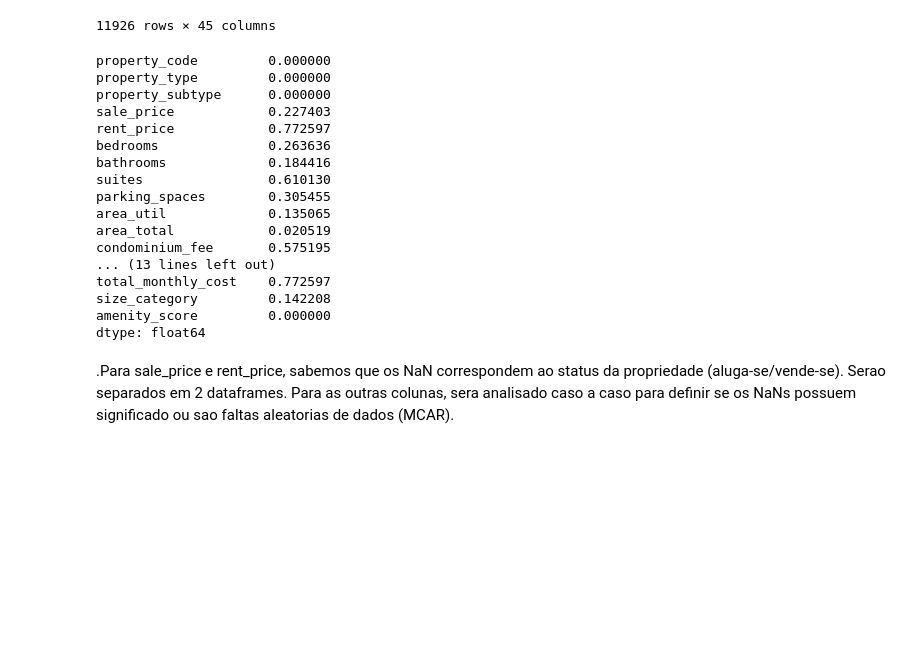
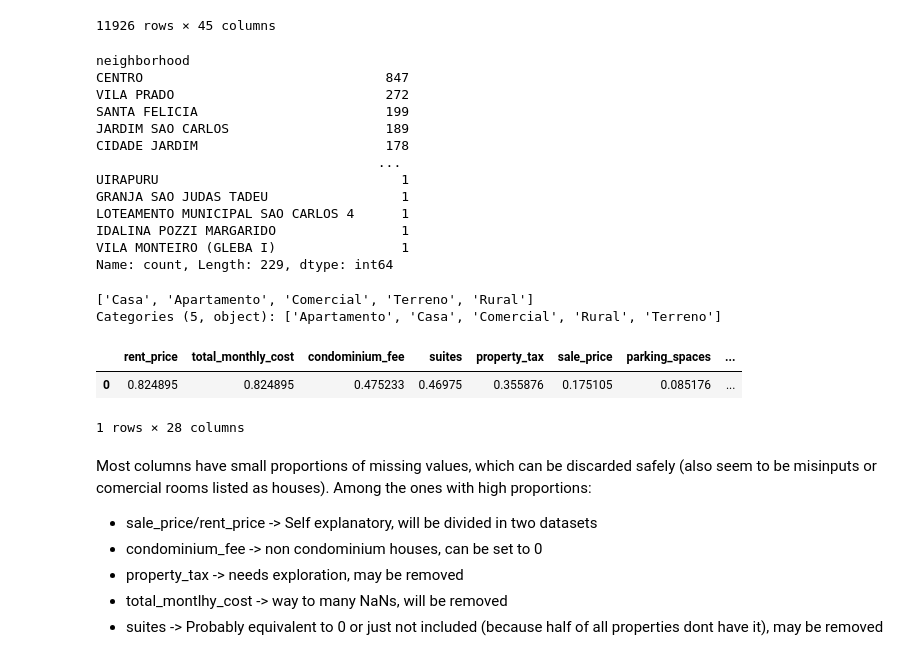
Before and after one commit to clr-cera/IA2025.2, a Jupyter notebook: Trabalho2/data_cleaning.ipynb, the cells around one changed output. Saved outputs shown, nothing was run; the diff lists cells and outputs as text; code cells hidden in the pictures; blank space fills up the shorter version.

```diff
--- a/Trabalho2/data_cleaning.ipynb
+++ b/Trabalho2/data_cleaning.ipynb
@@ -21,6 +22,27 @@ df_main
 | 11924 | 6-S | 6-S | Terreno a venda no bairro Parque ... | Encontre o terreno dos seus sonho... | Terreno | Terreno Padrão | 13563307 | ... |
 | 11925 | 5-S | 5-S | Terreno padrao a venda no Parque ... | Invista em um terreno incrivel no... | Terreno | Terreno Padrão | 13563307 | ... |
 11926 rows × 45 columns
+# %%
+df_main = df_main_raw.copy()
+df_main["city"] = df_main_raw["locality"].apply(lambda row: row.split(",")[1])
+df_main["neighborhood"] = df_main_raw["locality"].apply(lambda row: unidecode(row.split(",")[0]).upper().strip())
+df_main = df_main.drop(columns=["locality"])
+sao_carlos = df_main[df_main["city"] == "São Carlos"]
+sao_carlos["neighborhood"].value_counts()
+# %% [output]
+neighborhood
+CENTRO                               847
+VILA PRADO                           272
+SANTA FELICIA                        199
+JARDIM SAO CARLOS                    189
+CIDADE JARDIM                        178
+                                    ...
+UIRAPURU                               1
+GRANJA SAO JUDAS TADEU                 1
+LOTEAMENTO MUNICIPAL SAO CARLOS 4      1
+IDALINA POZZI MARGARIDO                1
+VILA MONTEIRO (GLEBA I)                1
+Name: count, Length: 229, dtype: int64
 # %%
 # Droping columns not to be put in the model (id is kept to re-join if needed)
 # Also selecting only properties from sao carlos
@@ -45,27 +68,25 @@ selected = (sao_carlos
     'price_per_sqm_rent',
     'price_per_sqm_sale'
 ]))
+# %%
+selected['property_type'].unique()
+# %% [output]
+['Casa', 'Apartamento', 'Comercial', 'Terreno', 'Rural']
+Categories (5, object): ['Apartamento', 'Casa', 'Comercial', 'Rural', 'Terreno']
+# %%
+# We will separate the residencial properties to use in the model
+residencial_df = selected[selected['property_type'].isin(["Casa", "Apartamento"])]
 # %%
 # lets look at nan values
-selected.isnull().sum().divide(len(selected))
+pd.DataFrame(residencial_df.isnull().sum().divide(len(residencial_df)).sort_values(ascending=False)).T
 # %% [output]
+|  | rent_price | total_monthly_cost | condominium_fee | suites | property_tax | sale_price | parking_spaces | ... |
+| 0 | 0.824895 | 0.824895 | 0.475233 | 0.46975 | 0.355876 | 0.175105 | 0.085176 | ... |
-property_code         0.000000
-property_type         0.000000
-property_subtype      0.000000
-sale_price            0.227403
-rent_price            0.772597
-bedrooms              0.263636
-bathrooms             0.184416
-suites                0.610130
-parking_spaces        0.305455
-area_util             0.135065
-area_total            0.020519
-condominium_fee       0.575195
-... (13 lines left out)
-total_monthly_cost    0.772597
-size_category         0.142208
-amenity_score         0.000000
-dtype: float64
+1 rows × 28 columns
 # %% [markdown]
-.Para sale_price e rent_price, sabemos que os NaN correspondem ao status da propriedade (aluga-se/vende-se). Serao separados em 2 dataframes.
-Para as outras colunas, sera analisado caso a caso para definir se os NaNs possuem significado ou sao faltas aleatorias de dados (MCAR).
+Most columns have small proportions of missing values, which can be discarded safely (also seem to be misinputs or comercial rooms listed as houses). Among the ones with high proportions:
+- sale_price/rent_price -> Self explanatory, will be divided in two datasets
+- condominium_fee -> non condominium houses, can be set to 0
+- property_tax -> needs exploration, may be removed
+- total_montlhy_cost -> way to many NaNs, will be removed
+- suites -> Probably equivalent to 0 or just not included (because half of all properties dont have it), may be removed
```
Also changed, not shown: parts of 12 cells of this notebook, 6 other files.
